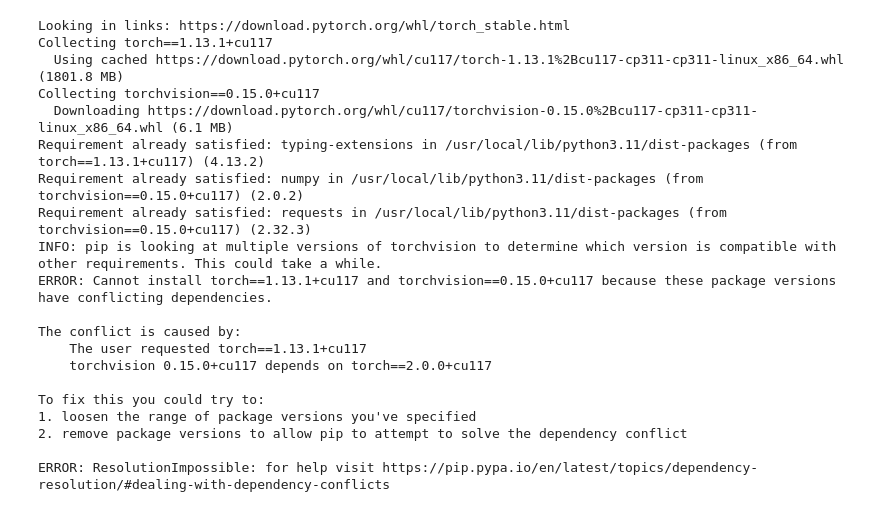
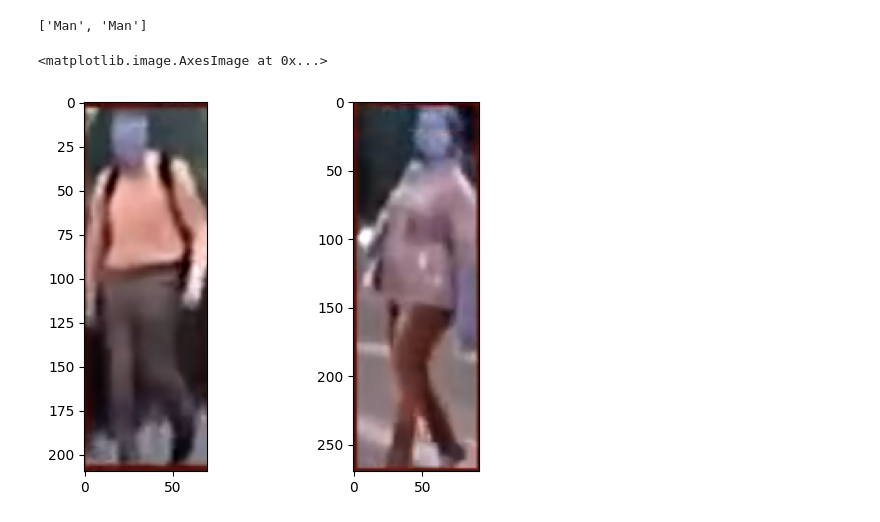
Before and after one commit to ilnazziiazi/pedestrian_tracking, a Jupyter notebook: experiments/gender_detection__.ipynb, the cells around one changed output. Cells and saved outputs as stored; diff of their text form; code cells hidden in the pictures.

Commit message:
CLIP finished

```diff
--- a/experiments/gender_detection__.ipynb
+++ b/experiments/gender_detection__.ipynb
@@ -244,23 +43,10 @@ Successfully installed deepface-0.0.93 fire-0.7.0 flask-cors-5.0.1 gunicorn-23.0
-# %%
-pip install torch==1.13.1+cu117 torchvision==0.15.0+cu117 -f https://download.pytorch.org/whl/torch_stable.html
-# %% [output]
-Looking in links: https://download.pytorch.org/whl/torch_stable.html
-Collecting torch==1.13.1+cu117
-  Using cached https://download.pytorch.org/whl/cu117/torch-1.13.1%2Bcu117-cp311-cp311-linux_x86_64.whl (1801.8 MB)
-Collecting torchvision==0.15.0+cu117
-  Downloading https://download.pytorch.org/whl/cu117/torchvision-0.15.0%2Bcu117-cp311-cp311-linux_x86_64.whl (6.1 MB)
-Requirement already satisfied: typing-extensions in /usr/local/lib/python3.11/dist-packages (from torch==1.13.1+cu117) (4.13.2)
-Requirement already satisfied: numpy in /usr/local/lib/python3.11/dist-packages (from torchvision==0.15.0+cu117) (2.0.2)
-Requirement already satisfied: requests in /usr/local/lib/python3.11/dist-packages (from torchvision==0.15.0+cu117) (2.32.3)
-INFO: pip is looking at multiple versions of torchvision to determine which version is compatible with other requirements. This could take a while.
-ERROR: Cannot install torch==1.13.1+cu117 and torchvision==0.15.0+cu117 because these package versions have conflicting dependencies.
-
-The conflict is caused by:
-    The user requested torch==1.13.1+cu117
-    torchvision 0.15.0+cu117 depends on torch==2.0.0+cu117
-
-To fix this you could try to:
-1. loosen the range of package versions you've specified
-2. remove package versions to allow pip to attempt to solve the dependency conflict
-
-ERROR: ResolutionImpossible: for help visit https://pip.pypa.io/en/latest/topics/dependency-resolution/#dealing-with-dependency-conflicts
+# %%
+import cv2
+faces = [cv2.imread("man.png"), cv2.imread("woman.png")]
+
+classifier = GenderClassifierCLIP()
+labels = classifier.predict(faces)
+
+print(labels)  # ['Man', 'Woman']
+# %% [output]
+['Man', 'Man']
@@ -266,0 +55,8 @@ ERROR: ResolutionImpossible: for help visit https://pip.pypa.io/en/latest/topics
+# %%
+fig, ax = plt.subplots(1, 2)
+
+ax[0].imshow(cv2.imread("man.png"))
+ax[1].imshow(cv2.imread("woman.png"))
+# %% [output]
+<matplotlib.image.AxesImage at 0x...>
+[figure, added]
```
Also changed, not shown: parts of 8 cells of this notebook.
